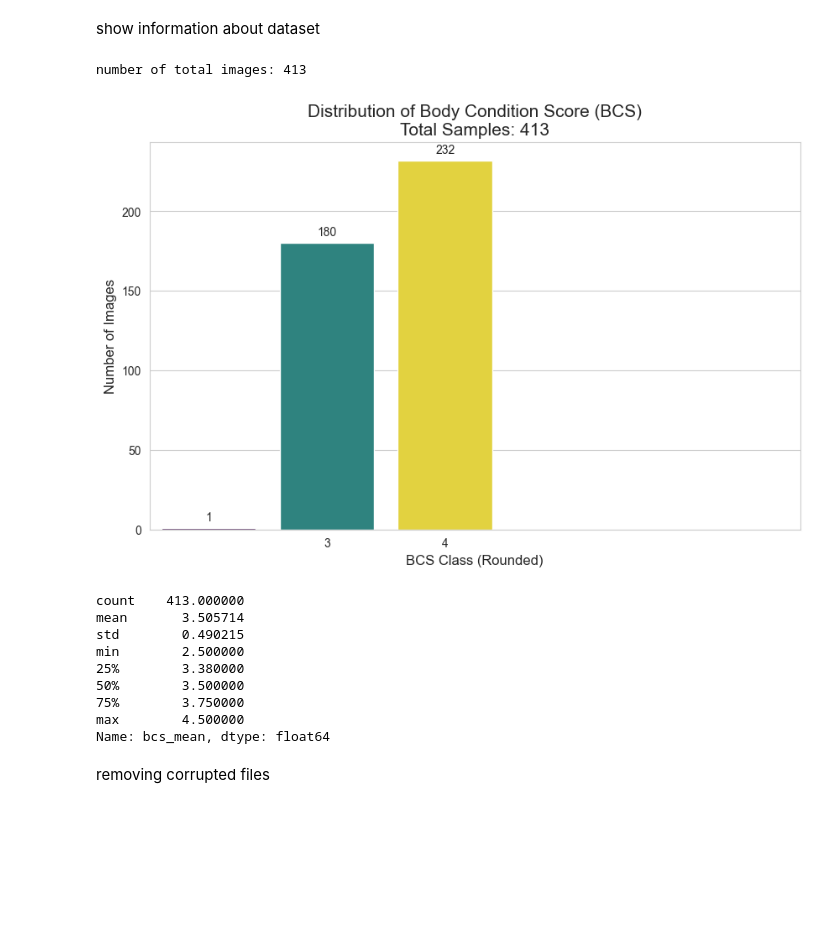
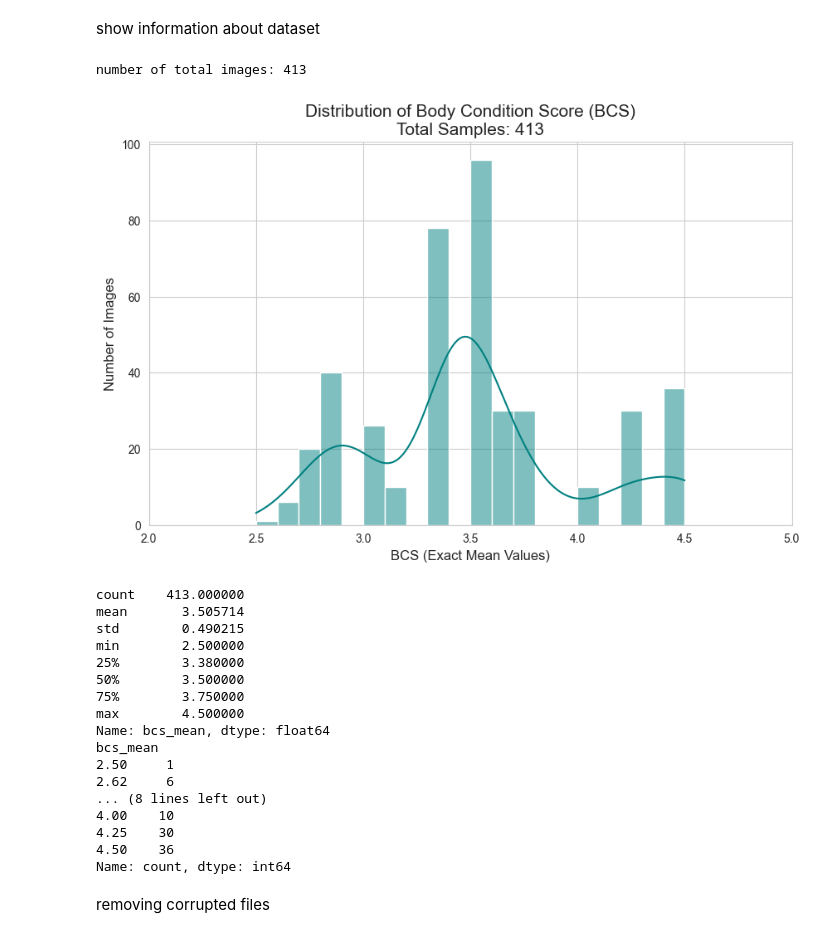
Before and after one commit to fatemehfahimpour/ai-cow-bcs-estimation-cnn, a Jupyter notebook: bcs_estimation.ipynb, the cells around one changed output. Saved outputs shown, nothing was run; the diff lists cells and outputs as text; code cells hidden in the pictures; blank space fills up the shorter version.

```diff
--- a/bcs_estimation.ipynb
+++ b/bcs_estimation.ipynb
@@ -14,33 +16,26 @@ show information about dataset
 # %%
 df = pd.read_csv("BCS_dataset/labels.csv")
 print(f"number of total images: {len(df)}")
 
 if len(df) > 0:
-    df["bcs_rounded"] = df["bcs_mean"].round(0).astype(int)  # convert to int numbers to show histogram
-
     plt.figure(figsize=(10, 6))
     sns.set_style("whitegrid")
 
-    ax = sns.countplot(x='bcs_rounded', data=df, palette='viridis', hue='bcs_rounded', legend=False)
+    ax = sns.histplot(data=df, x='bcs_mean', bins=20, kde=True, color='teal')
 
     plt.title(f'Distribution of Body Condition Score (BCS)\nTotal Samples: {len(df)}', fontsize=15)
-    plt.xlabel('BCS Class (Rounded)', fontsize=12)
+    plt.xlabel('BCS (Exact Mean Values)', fontsize=12)
     plt.ylabel('Number of Images', fontsize=12)
-    plt.xticks(range(1, 6))
 
-    for p in ax.patches:
-        ax.annotate(f'{int(p.get_height())}',
-                    (p.get_x() + p.get_width() / 2., p.get_height()),
-                    ha='center', va='center',
-                    xytext=(0, 9),
-                    textcoords='offset points')
+    plt.xlim(2, 5)
 
     plt.show()
 
 print(df['bcs_mean'].describe())
+print(df['bcs_mean'].value_counts().sort_index())
 # %% [output]
 number of total images: 413
-[figure, old version]
+[figure, new version]
 count    413.000000
 mean       3.505714
 std        0.490215
@@ -50,6 +45,14 @@ min        2.500000
 75%        3.750000
 max        4.500000
 Name: bcs_mean, dtype: float64
+bcs_mean
+2.50     1
+2.62     6
+... (8 lines left out)
+4.00    10
+4.25    30
+4.50    36
+Name: count, dtype: int64
 # %% [markdown]
 removing corrupted files
 # %%
```
Also changed, not shown: parts of 6 cells of this notebook, 6 other files.
